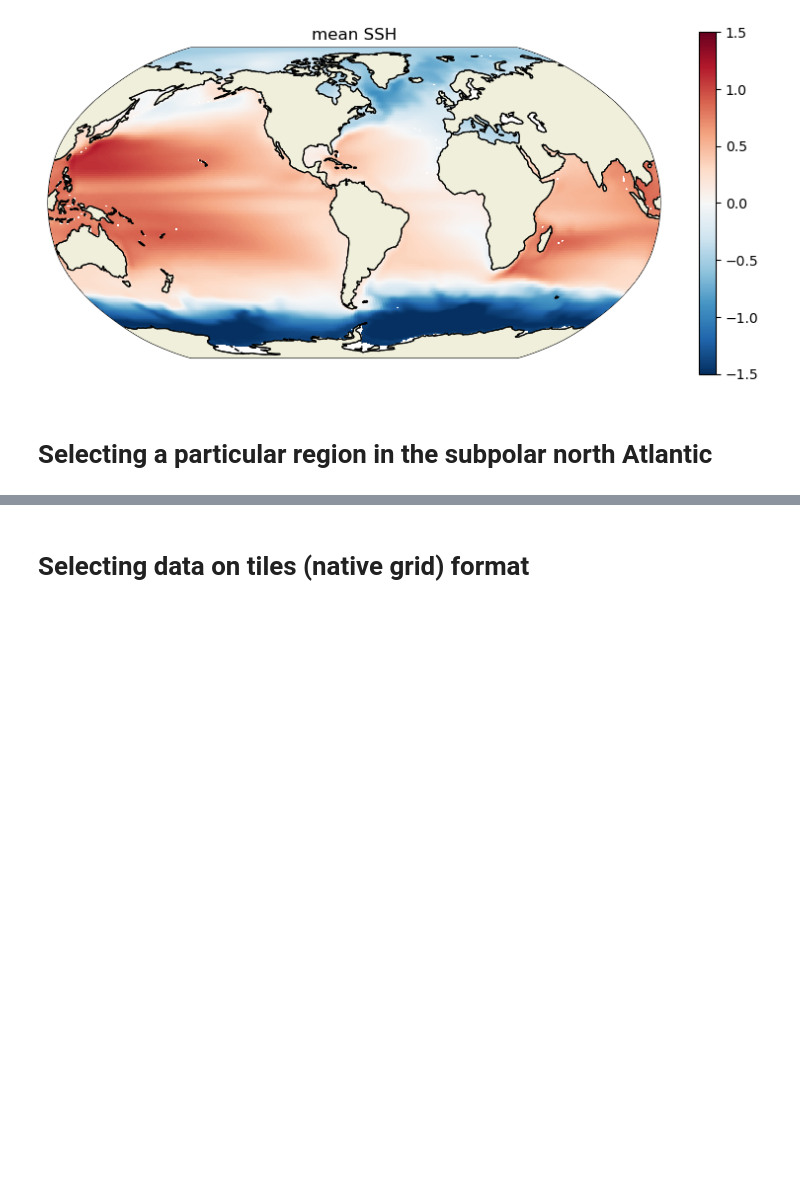
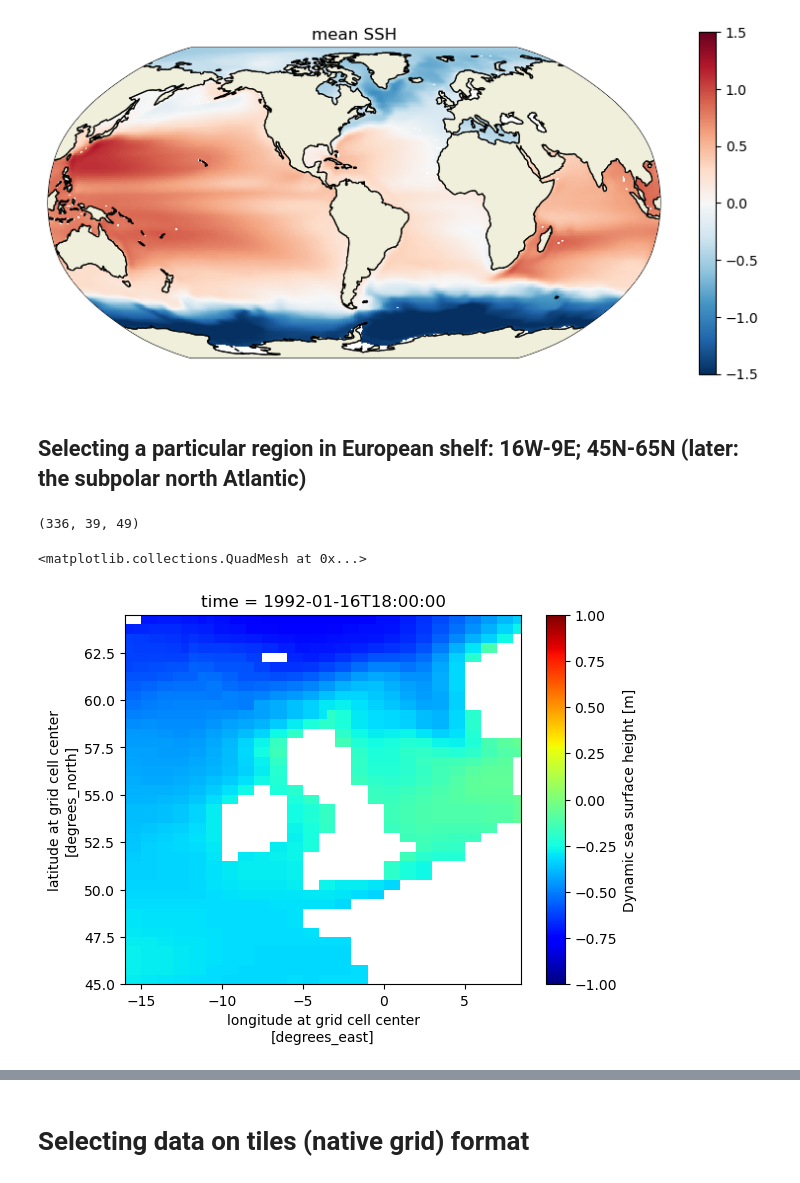
Before and after one commit to ojhoundegnonto/ECCO_2025_OJH, a Jupyter notebook: SSH_analysis_ojh.ipynb, the cells around one changed output, grey strips where cells are left out. Cells and saved outputs as stored; diff of their text form; code cells hidden in the pictures; blank space fills up the shorter version.

```diff
--- a/SSH_analysis_ojh.ipynb
+++ b/SSH_analysis_ojh.ipynb
@@ -365,4 +379,4 @@ plt.title(label="mean SSH");
 # %% [output]
 [figure]
 # %% [markdown]
-# Selecting a particular region in the subpolar north Atlantic
+## Selecting a particular region in European shelf: 16W-9E; 45N-65N (later: the subpolar north Atlantic)
@@ -376,0 +383,26 @@ plt.title(label="mean SSH");
+# %%
+lon0=-150
+lonmapmin=-16
+lonmapmax=9
+latmapmin=45
+latmapmax=65
+# %%
+geotest = (lon_mg >= lonmapmin) & (lon_mg <= lonmapmax) & (lat_mg >= latmapmin) & (lat_mg <= latmapmax)
+geoindex = np.argwhere(geotest)
+# Get indexes
+xmin = min(geoindex[:,1]);xmax = max(geoindex[:,1])
+ymin = min(geoindex[:,0]);ymax = max(geoindex[:,0])
+# simple indexes manip.
+iid = slice(xmin,xmax);jid = slice(ymin,ymax)
+# lon and lad true values in the area of interest
+Lon = lon_mg[jid,iid];Lat = lat_mg[jid,iid]
+# %%
+SSH_sel = SSH_all[:,jid,iid]
+SSH_sel.shape
+# %% [output]
+(336, 39, 49)
+# %%
+SSH_sel[0,:,:].plot(vmin=-1,vmax=1,cmap='jet')
+# %% [output]
+<matplotlib.collections.QuadMesh at 0x...>
+[figure, added]
```
Also changed, not shown: parts of 14 cells of this notebook.
